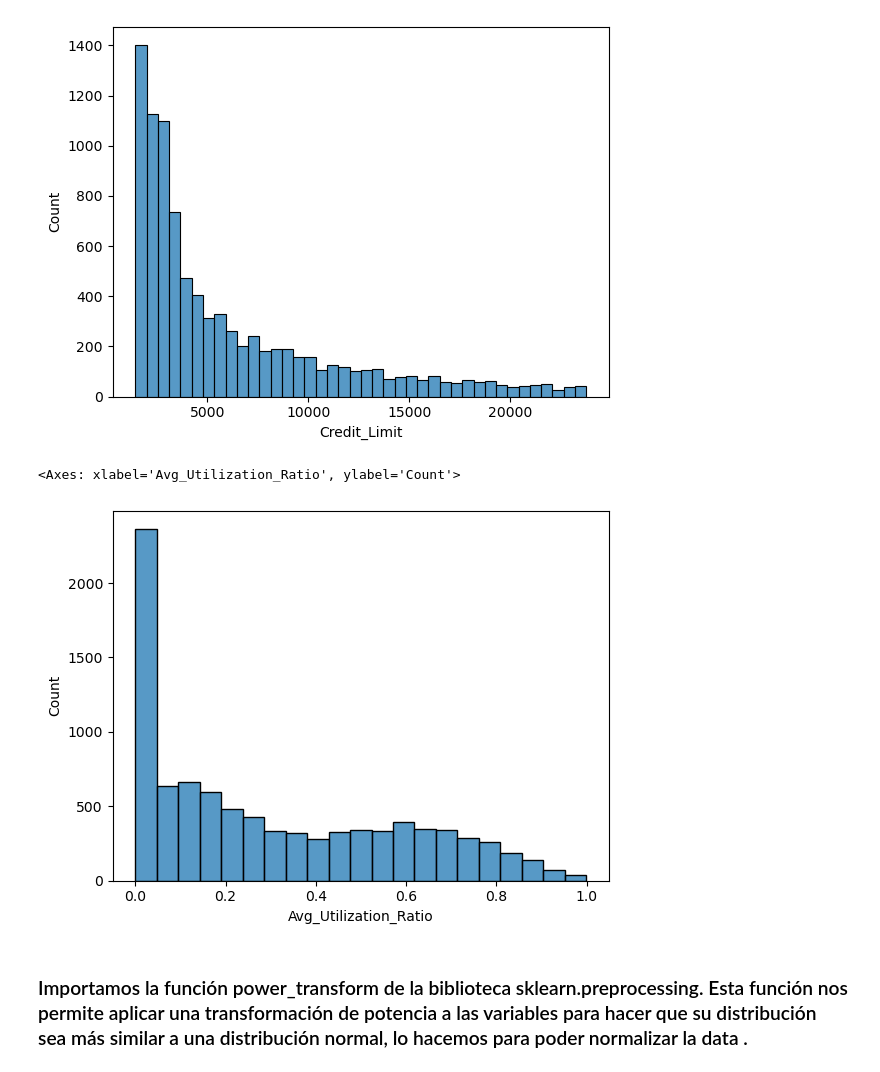
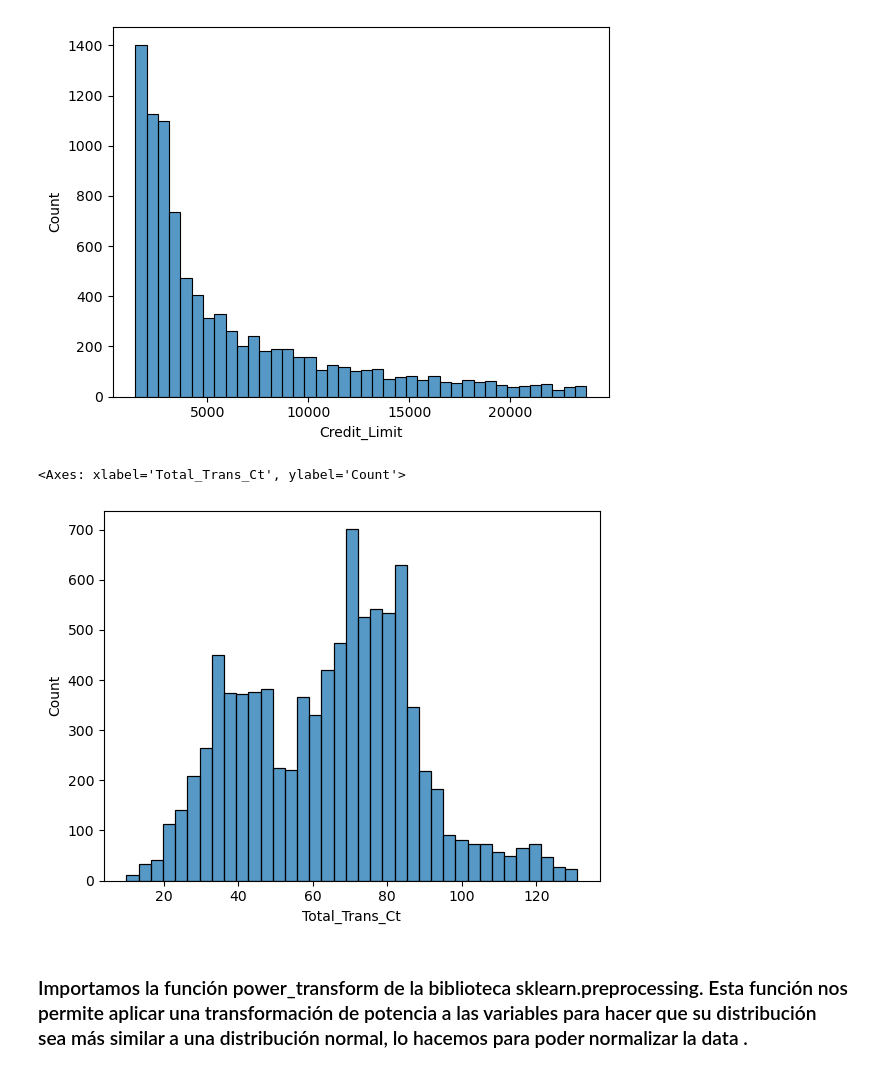
Before and after one commit to Marvin-Chavez/CreditCard-Kmeans, a Jupyter notebook: kmeans_credit_card.ipynb, the cells around one changed output. Drawn from its saved outputs; the diff is of its cells as text; code cells hidden in the pictures.

```diff
--- a/kmeans_credit_card.ipynb
+++ b/kmeans_credit_card.ipynb
@@ -266,10 +271,10 @@ sns.histplot(data=data_noout, x='Credit_Limit')
 <Axes: xlabel='Credit_Limit', ylabel='Count'>
 [figure]
 # %%
-sns.histplot(data=data_noout, x='Avg_Utilization_Ratio')
+sns.histplot(data=data_noout, x='Total_Trans_Ct')
 # %% [output]
-<Axes: xlabel='Avg_Utilization_Ratio', ylabel='Count'>
+<Axes: xlabel='Total_Trans_Ct', ylabel='Count'>
-[figure, old version]
+[figure, new version]
 # %% [markdown]
 ### Importamos la función power_transform de la biblioteca sklearn.preprocessing. Esta función nos permite aplicar una transformación de potencia a las variables para hacer que su distribución sea más similar a una distribución normal, lo hacemos para poder normalizar la data .
 # %%
```
Also changed, not shown: parts of 14 cells of this notebook, 30 other files.
